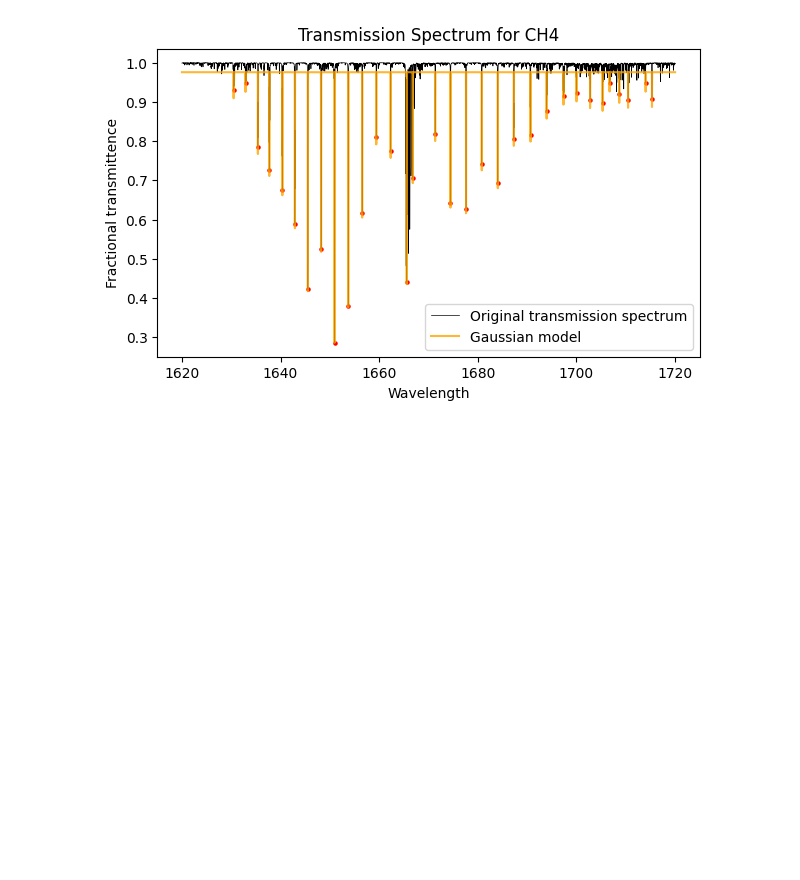
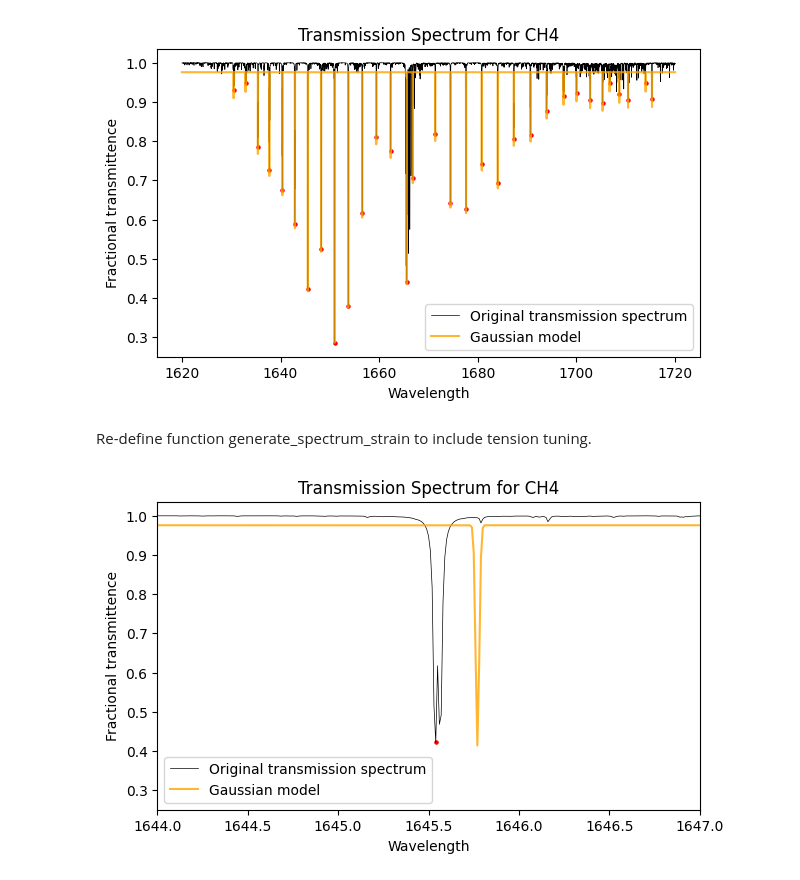
Before and after one commit to SAIL-Labs/FBG-Sensor, a Jupyter notebook: code/demos/tension_CH4.ipynb, the cells around one changed output. Drawn from its saved outputs; the diff is of its cells as text; code cells hidden in the pictures; blank space fills up the shorter version.

Commit message:
new function generate_spectrum_strain added

```diff
--- a/code/demos/tension_CH4.ipynb
+++ b/code/demos/tension_CH4.ipynb
@@ -89,3 +89,47 @@ plt.legend()
 plt.show()
 # %% [output]
 [figure]
+# %% [markdown]
+Re-define function generate_spectrum_strain to include tension tuning.
+# %%
+def generate_spectrum_strain(data, peaks, strain, n=None, sigma=1e-5, type='Gaussian'):
+    locs = data[peaks, 0] * (1+7e-7 * strain)
+    heights = 1 - data[peaks, 1]
+
+    if n is None:
+        n = len(data)
+
+    wavelengths = np.linspace(data[:, 0].min(), data[:, 0].max(), n)
+    transmittence = np.ones(n)
+
+    if type == 'Gaussian':
+        for i in range(len(peaks)):
+            transmittence += gaussian(wavelengths, sigma=sigma, mu=locs[i], amp=heights[i])
+    elif type == 'Lorentzian':
+        for i in range(len(peaks)):
+            transmittence += gaussian(wavelengths, sigma=sigma, mu=locs[i], amp=heights[i])
+    else:
+        print('Error: you need to specify a type of function to model the peak')
+
+    transmittence *= heights.max()/transmittence.max()
+    transmittence = 1 - transmittence
+
+    return wavelengths, transmittence
+# %%
+strain = 200
+
+wavelength_gauss, trans_gauss = generate_spectrum_strain(subset, peaks, strain, n=10000, sigma=1e-2, type='Gaussian')
+plt.figure(figsize=(7,4))
+plt.plot(subset[:, 0], subset[:,1], color='black', linewidth=0.5, label='Original transmission spectrum')
+plt.scatter(subset[peaks, 0], subset[peaks, 1], color='red', s=5)
+plt.plot(wavelength_gauss, trans_gauss, color='orange', alpha=0.8, label='Gaussian model')
+plt.xlabel('Wavelength')
+plt.ylabel('Fractional transmittence')
+plt.title('Transmission Spectrum for CH4')
+plt.legend()
+
+plt.xlim((1644.0,1647.0))
+
+plt.show()
+# %% [output]
+[figure, added]
```
